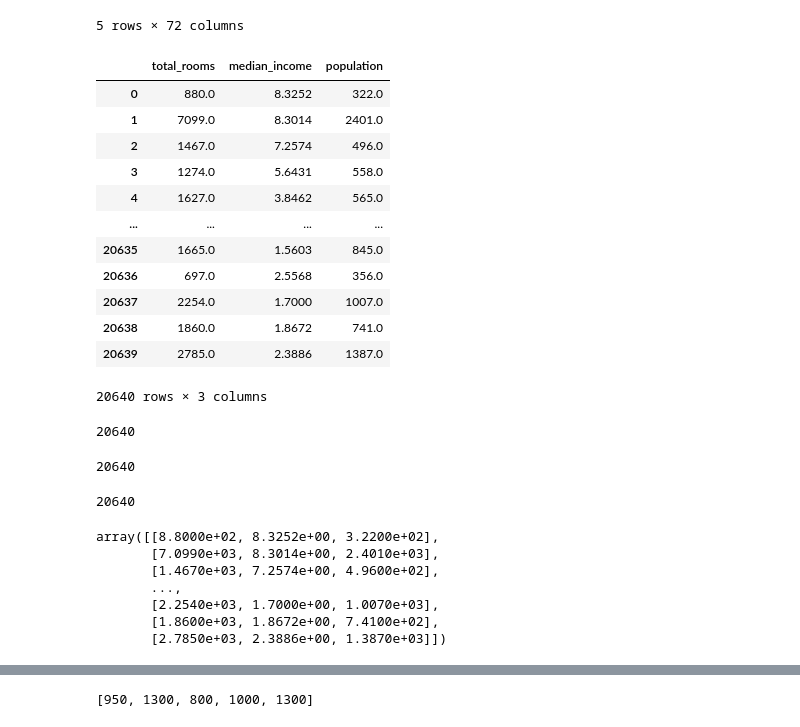
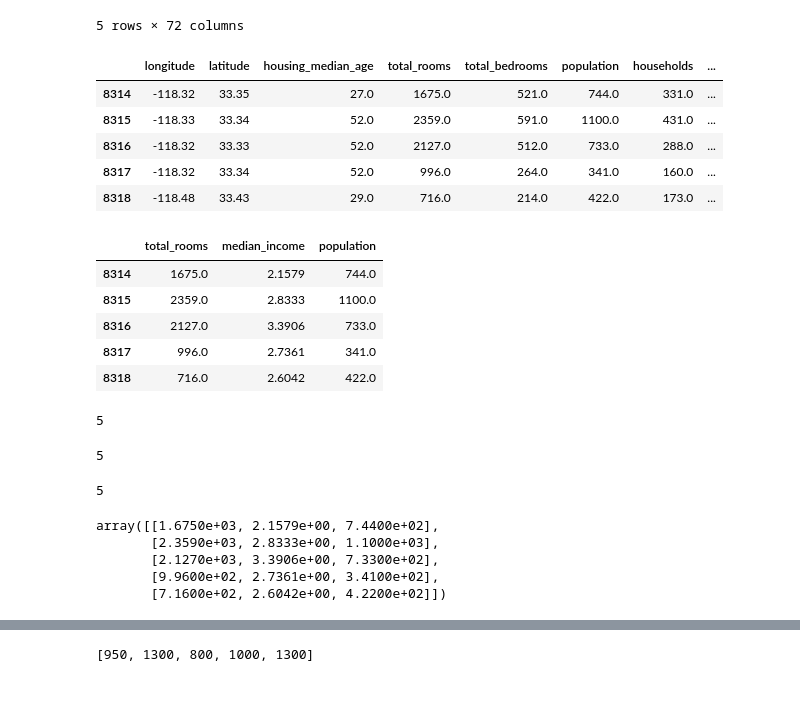
Before and after one commit to PHAGUN-JAIN/machine-learning-basics, a Jupyter notebook: week1-homework.ipynb, the cells around one changed output, grey strips where cells are left out. Drawn from its saved outputs; the diff is of its cells as text; code cells hidden in the pictures; blank space fills up the shorter version.

```diff
--- a/week1-homework.ipynb
+++ b/week1-homework.ipynb
@@ -158,43 +156,45 @@ df3  = df[['total_rooms','median_income','population' ]]
+# %%
+df3 = df[df['ocean_proximity'] == 'ISLAND']
+df3
+# %% [output]
+|  | longitude | latitude | housing_median_age | total_rooms | total_bedrooms | population | households | ... |
+| 8314 | -118.32 | 33.35 | 27.0 | 1675.0 | 521.0 | 744.0 | 331.0 | ... |
+| 8315 | -118.33 | 33.34 | 52.0 | 2359.0 | 591.0 | 1100.0 | 431.0 | ... |
+| 8316 | -118.32 | 33.33 | 52.0 | 2127.0 | 512.0 | 733.0 | 288.0 | ... |
+| 8317 | -118.32 | 33.34 | 52.0 | 996.0 | 264.0 | 341.0 | 160.0 | ... |
+| 8318 | -118.48 | 33.43 | 29.0 | 716.0 | 214.0 | 422.0 | 173.0 | ... |
 # %%
+df3 = df3[['total_rooms','median_income','population' ]]
 df3
 # %% [output]
 |  | total_rooms | median_income | population |
-| 0 | 880.0 | 8.3252 | 322.0 |
-| 1 | 7099.0 | 8.3014 | 2401.0 |
-| 2 | 1467.0 | 7.2574 | 496.0 |
-| 3 | 1274.0 | 5.6431 | 558.0 |
-| 4 | 1627.0 | 3.8462 | 565.0 |
-| ... | ... | ... | ... |
-| 20635 | 1665.0 | 1.5603 | 845.0 |
-| 20636 | 697.0 | 2.5568 | 356.0 |
-| 20637 | 2254.0 | 1.7000 | 1007.0 |
-| 20638 | 1860.0 | 1.8672 | 741.0 |
-| 20639 | 2785.0 | 2.3886 | 1387.0 |
+| 8314 | 1675.0 | 2.1579 | 744.0 |
+| 8315 | 2359.0 | 2.8333 | 1100.0 |
+| 8316 | 2127.0 | 3.3906 | 733.0 |
+| 8317 | 996.0 | 2.7361 | 341.0 |
+| 8318 | 716.0 | 2.6042 | 422.0 |
-20640 rows × 3 columns
 # %%
 df3.total_rooms.values
 df3.total_rooms.values.size
 # %% [output]
-20640
+5
 # %%
 df3.median_income.values
 df3.median_income.values.size
 # %% [output]
-20640
+5
 # %%
 df3.population.values
 df3.population.values.size
 # %% [output]
-20640
+5
 # %%
-X = df3.values
+X = df3.to_numpy()
 X
 # %% [output]
-array([[8.8000e+02, 8.3252e+00, 3.2200e+02],
-       [7.0990e+03, 8.3014e+00, 2.4010e+03],
-       [1.4670e+03, 7.2574e+00, 4.9600e+02],
-       ...,
-       [2.2540e+03, 1.7000e+00, 1.0070e+03],
-       [1.8600e+03, 1.8672e+00, 7.4100e+02],
-       [2.7850e+03, 2.3886e+00, 1.3870e+03]])
+array([[1.6750e+03, 2.1579e+00, 7.4400e+02],
+       [2.3590e+03, 2.8333e+00, 1.1000e+03],
+       [2.1270e+03, 3.3906e+00, 7.3300e+02],
+       [9.9600e+02, 2.7361e+00, 3.4100e+02],
+       [7.1600e+02, 2.6042e+00, 4.2200e+02]])
 # %%
```
Also changed, not shown: parts of 5 cells of this notebook.
